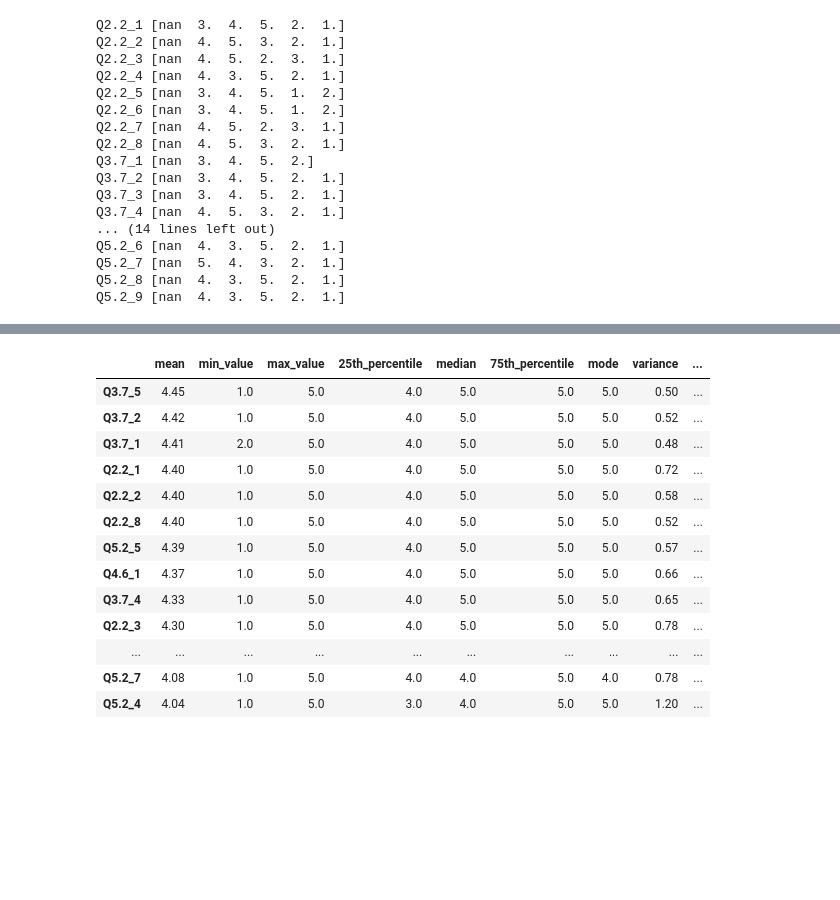
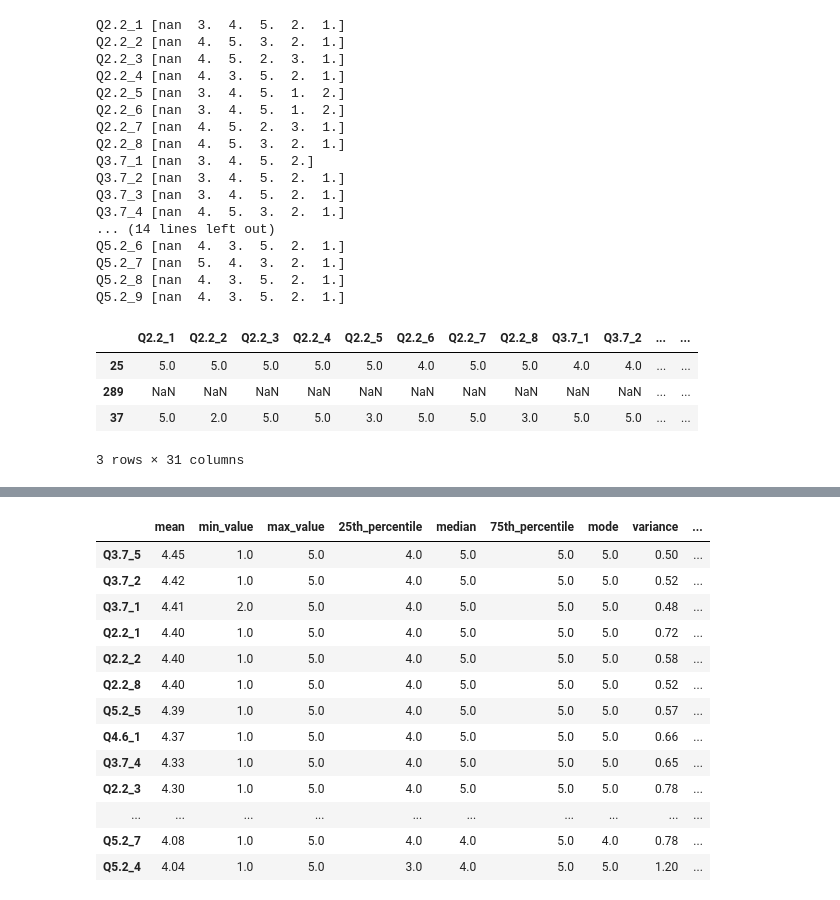
Before and after one commit to pineapple-666/Veritus-Augustin-Hackathon, a Jupyter notebook: notebook/Means.ipynb, the cells around one changed output, grey strips where cells are left out. Cells and saved outputs as stored; diff of their text form; code cells hidden in the pictures; blank space fills up the shorter version.

```diff
--- a/notebook/Means.ipynb
+++ b/notebook/Means.ipynb
@@ -312,3 +315,11 @@ Q5.2_6 [nan  4.  3.  5.  2.  1.]
 Q5.2_7 [nan  5.  4.  3.  2.  1.]
 Q5.2_8 [nan  4.  3.  5.  2.  1.]
 Q5.2_9 [nan  4.  3.  5.  2.  1.]
+# %%
+combined_df.sample(3)
+# %% [output]
+|  | Q2.2_1 | Q2.2_2 | Q2.2_3 | Q2.2_4 | Q2.2_5 | Q2.2_6 | Q2.2_7 | Q2.2_8 | Q3.7_1 | Q3.7_2 | ... | ... |
+| 25 | 5.0 | 5.0 | 5.0 | 5.0 | 5.0 | 4.0 | 5.0 | 5.0 | 4.0 | 4.0 | ... | ... |
+| 289 | NaN | NaN | NaN | NaN | NaN | NaN | NaN | NaN | NaN | NaN | ... | ... |
+| 37 | 5.0 | 2.0 | 5.0 | 5.0 | 3.0 | 5.0 | 5.0 | 3.0 | 5.0 | 5.0 | ... | ... |
+3 rows × 31 columns
```
Also changed, not shown: parts of 11 cells of this notebook.
